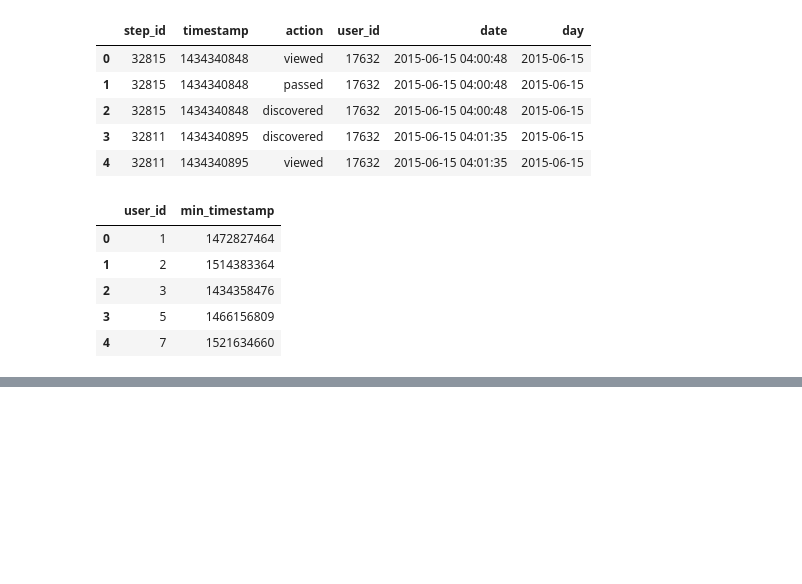
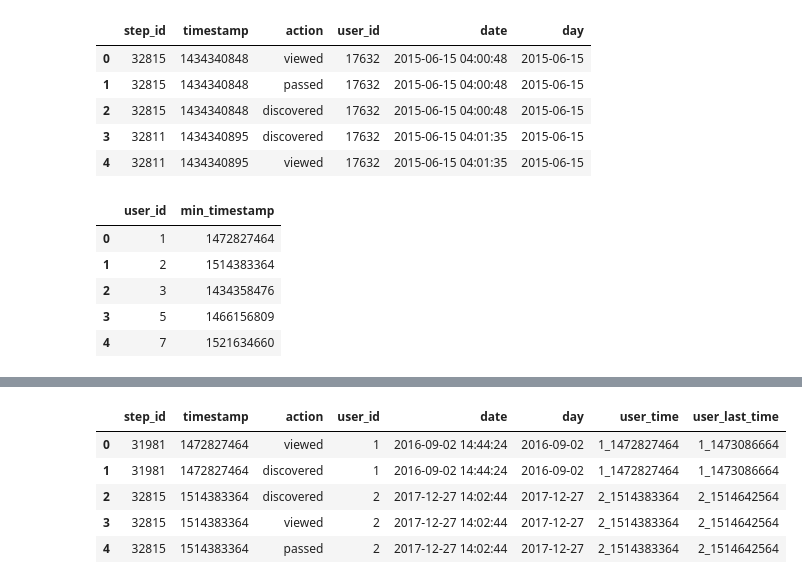
Before and after one commit to churkenberg/stepik_ml_contest, a Jupyter notebook: i.ipynb, the cells around one changed output, grey strips where cells are left out. Cells and saved outputs as stored; diff of their text form; code cells hidden in the pictures; blank space fills up the shorter version.

```diff
--- a/i.ipynb
+++ b/i.ipynb
@@ -101,2 +92,2 @@ event_data_train = pd.DataFrame()
 # %%
-data['user_time'] = data.user_id.map(str) + '_' + data.last_timestamp.map(str)
+event_data['user_time'] = event_data.user_id.map(str) + '_' + event_data.timestamp.map(str)
@@ -118,0 +94,2 @@ data[(data.last_timestamp>=data.min_timestamp) & (data.last_timestamp<=data.min_
+# %%
+user_last_time = min_time_user.user_id.map(str) + '_' + (min_time_user.min_timestamp + 259200).map(str)
@@ -118,0 +105,2 @@ data[(data.last_timestamp>=data.min_timestamp) & (data.last_timestamp<=data.min_
+# %%
+min_time_user['user_last_time'] = user_last_time
@@ -118,0 +116,11 @@ data[(data.last_timestamp>=data.min_timestamp) & (data.last_timestamp<=data.min_
+# %%
+event_data = event_data.merge(min_time_user[['user_id', 'user_last_time']], how='outer')
+# %%
+event_data.head()
+# %% [output]
+|  | step_id | timestamp | action | user_id | date | day | user_time | user_last_time |
+| 0 | 31981 | 1472827464 | viewed | 1 | 2016-09-02 14:44:24 | 2016-09-02 | 1_1472827464 | 1_1473086664 |
+| 1 | 31981 | 1472827464 | discovered | 1 | 2016-09-02 14:44:24 | 2016-09-02 | 1_1472827464 | 1_1473086664 |
+| 2 | 32815 | 1514383364 | discovered | 2 | 2017-12-27 14:02:44 | 2017-12-27 | 2_1514383364 | 2_1514642564 |
+| 3 | 32815 | 1514383364 | viewed | 2 | 2017-12-27 14:02:44 | 2017-12-27 | 2_1514383364 | 2_1514642564 |
+| 4 | 32815 | 1514383364 | passed | 2 | 2017-12-27 14:02:44 | 2017-12-27 | 2_1514383364 | 2_1514642564 |
```
Also changed, not shown: parts of 10 cells of this notebook.
